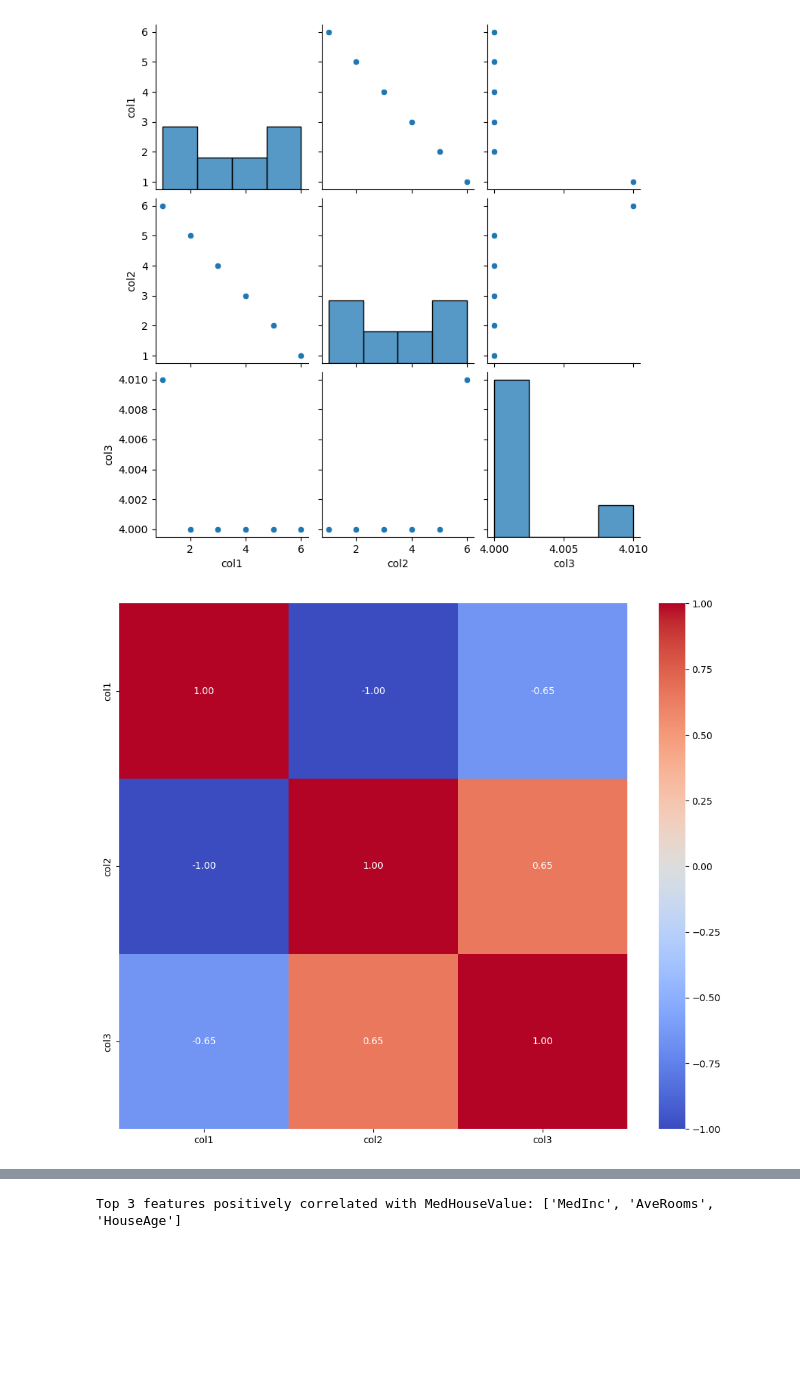
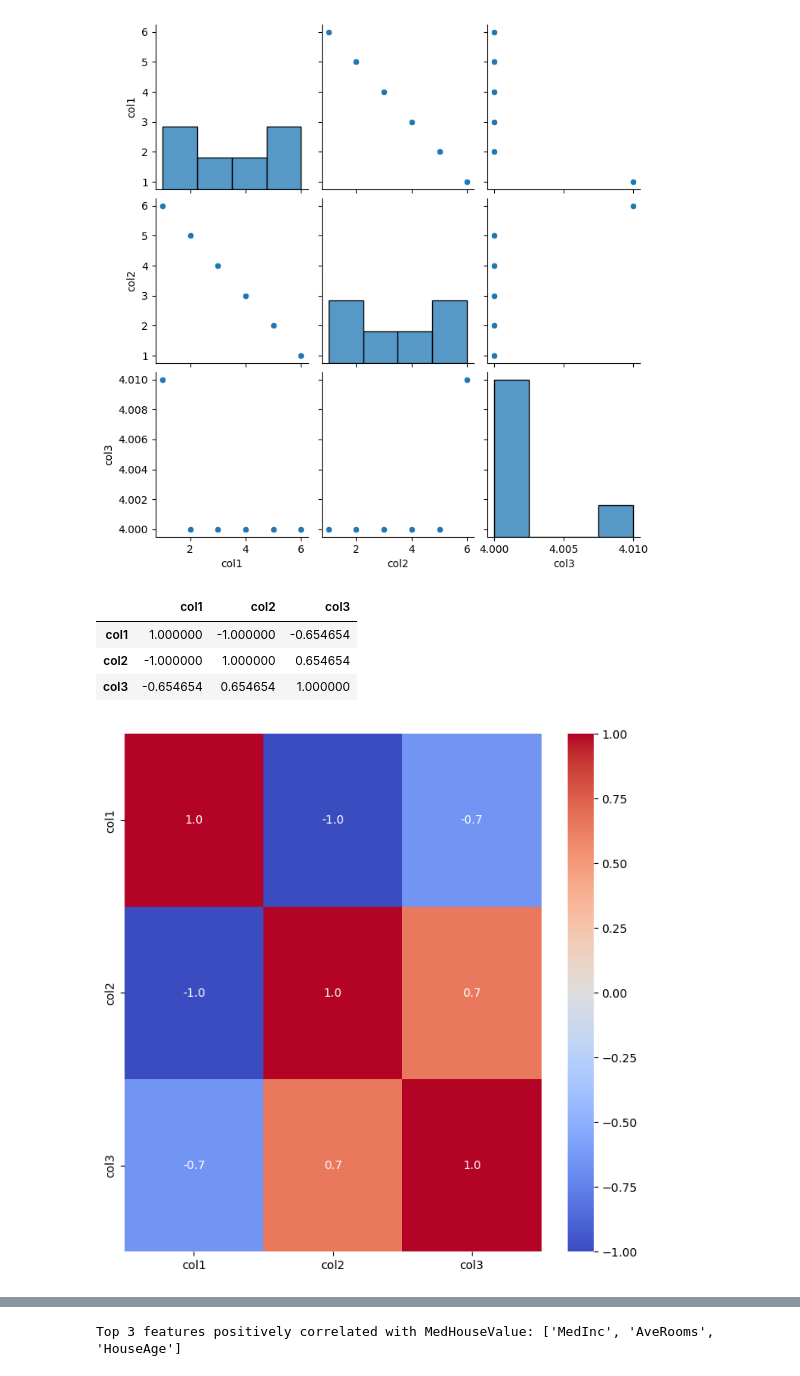
Before and after one commit to bipin-a/aidi-1100, a Jupyter notebook: lecture_material/Week6.ipynb, the cells around one changed output, grey strips where cells are left out. Drawn from its saved outputs; the diff is of its cells as text; code cells hidden in the pictures; blank space fills up the shorter version.

```diff
--- a/lecture_material/Week6.ipynb
+++ b/lecture_material/Week6.ipynb
@@ -414,11 +561,18 @@ sns.pairplot(ex_df)
 # %% [output]
 <seaborn.axisgrid.PairGrid at 0x...>
 [figure]
+# %%
+ex_df.corr()
+# %% [output]
+|  | col1 | col2 | col3 |
+| col1 | 1.000000 | -1.000000 | -0.654654 |
+| col2 | -1.000000 | 1.000000 | 0.654654 |
+| col3 | -0.654654 | 0.654654 | 1.000000 |
 # %%
 # Exercise 6: Create a correlation matrix heatmap for the dataset.
 
-plt.figure(figsize=(12, 10))
-sns.heatmap(ex_df.corr(), annot=True, fmt='.2f', cmap='coolwarm')
+plt.figure(figsize=(8, 8))
+sns.heatmap(ex_df.corr(), annot=True, fmt='.1f', cmap='coolwarm')
 plt.show()
 # %% [output]
-[figure, old version]
+[figure, new version]
```
Also changed, not shown: parts of 132 cells of this notebook.
